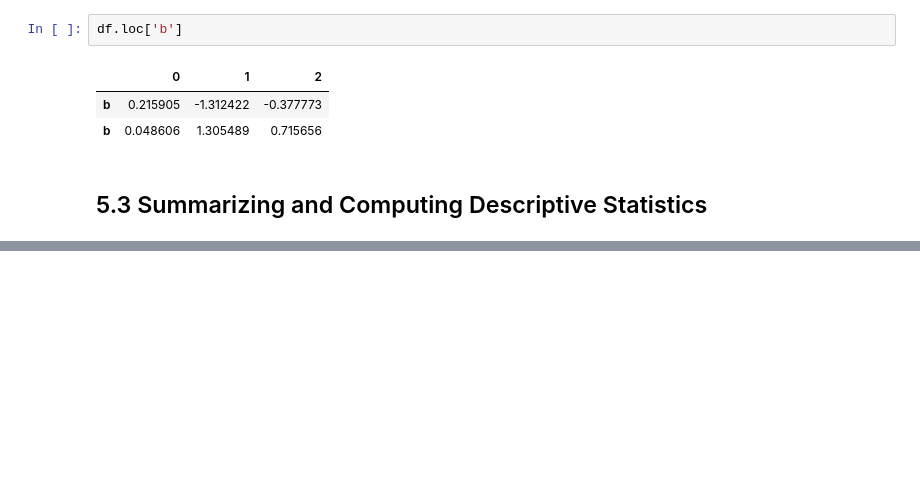
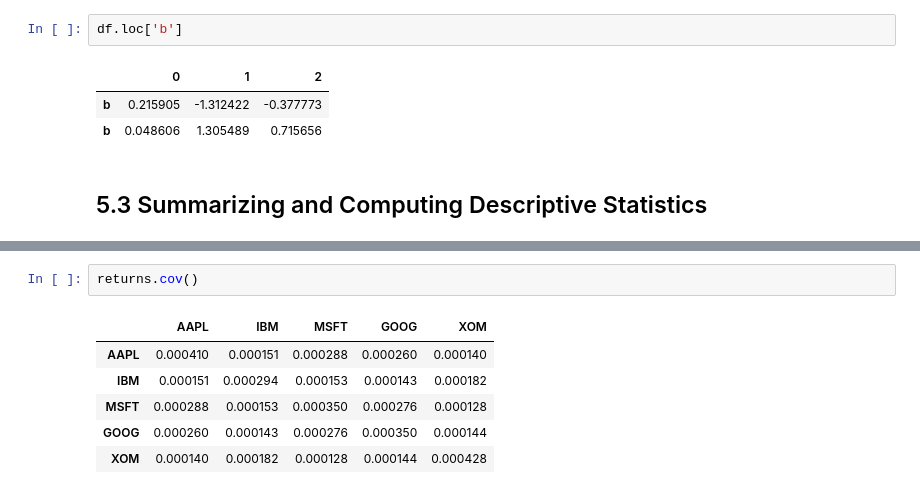
Before and after one commit to omsouravsharma/Python_for_Data_Analysis, a Jupyter notebook: Chapter 5.ipynb, the cells around one changed output, grey strips where cells are left out. Cells and saved outputs as stored; diff of their text form; blank space fills up the shorter version.

```diff
--- a/Chapter 5.ipynb
+++ b/Chapter 5.ipynb
@@ -1275,0 +1427,9 @@ PG 176
+# %%
+returns.cov()
+# %% [output]
+|  | AAPL | IBM | MSFT | GOOG | XOM |
+| AAPL | 0.000410 | 0.000151 | 0.000288 | 0.000260 | 0.000140 |
+| IBM | 0.000151 | 0.000294 | 0.000153 | 0.000143 | 0.000182 |
+| MSFT | 0.000288 | 0.000153 | 0.000350 | 0.000276 | 0.000128 |
+| GOOG | 0.000260 | 0.000143 | 0.000276 | 0.000350 | 0.000144 |
+| XOM | 0.000140 | 0.000182 | 0.000128 | 0.000144 | 0.000428 |
```
Also changed, not shown: parts of 34 cells of this notebook, 1 other file.
